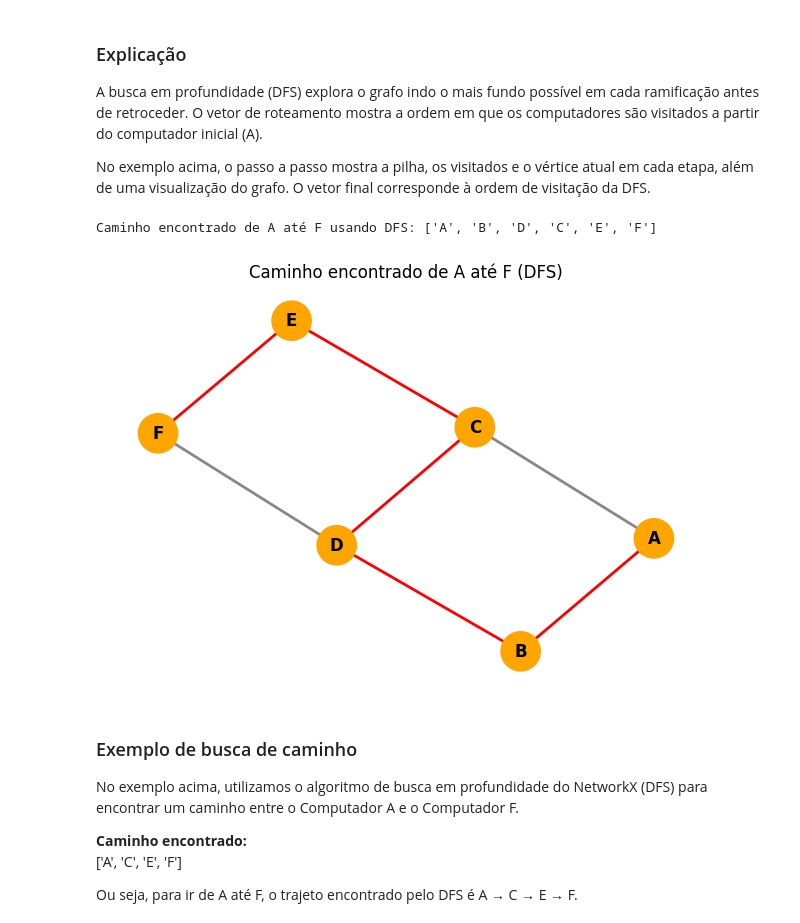
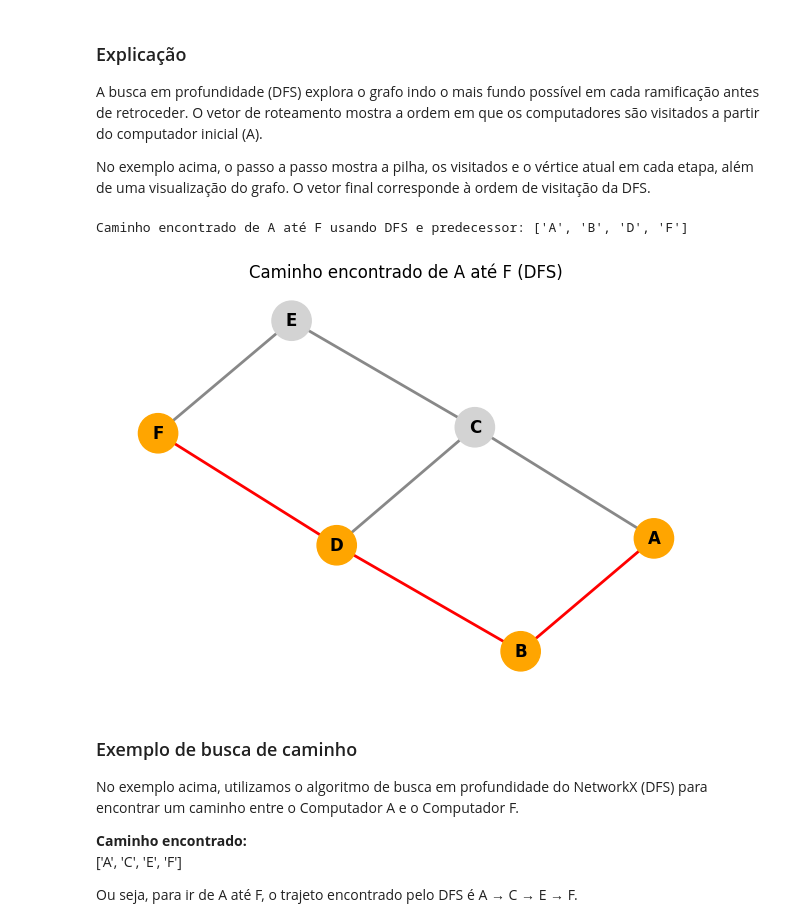
Before and after one commit to LeonardoVieiraGuimaraes/TeoriaGrafos, a Jupyter notebook: BancoPerguntas/AV2Simulado.ipynb, the cells around one changed output. Cells and saved outputs as stored; diff of their text form; code cells hidden in the pictures.

```diff
--- a/BancoPerguntas/AV2Simulado.ipynb
+++ b/BancoPerguntas/AV2Simulado.ipynb
@@ -541,47 +649,42 @@ A busca em profundidade (DFS) explora o grafo indo o mais fundo possível em cad
 
 No exemplo acima, o passo a passo mostra a pilha, os visitados e o vértice atual em cada etapa, além de uma visualização do grafo. O vetor final corresponde à ordem de visitação da DFS.
 # %%
-# Exemplo: Encontrando um caminho entre dois computadores usando DFS (NetworkX)
+# Usando o vetor de predecessores da DFS para reconstruir o caminho de origem até destino
 origem = 'A'
 destino = 'F'
-caminho_dfs = list(nx.dfs_edges(G_dfs, source=origem))
-# Reconstruindo o caminho a partir das arestas DFS
-def reconstruir_caminho(edges, origem, destino):
-    caminho = [origem]
-    atual = origem
-    while atual != destino:
-        for u, v in edges:
-            if u == atual and v not in caminho:
-                caminho.append(v)
-                atual = v
-                break
-        else:
-            break
+
+def caminho_por_predecessor(predecessor, origem, destino):
+    caminho = [destino]
+    atual = destino
+    while atual != origem:
+        atual = predecessor.get(atual)
+        if atual is None:
+            return []  # Não existe caminho
+        caminho.append(atual)
+    caminho.reverse()
     return caminho
 
-caminho_encontrado = reconstruir_caminho(caminho_dfs, origem, destino)
-print(f"Caminho encontrado de {origem} até {destino} usando DFS:", caminho_encontrado)
+caminho_encontrado = caminho_por_predecessor(predecessor, origem, destino)
+print(f"Caminho encontrado de {origem} até {destino} usando DFS e predecessor:", caminho_encontrado)
 
 # Visualizando o caminho encontrado
-import matplotlib.pyplot as plt
-
 pos = nx.spring_layout(G_dfs, seed=42)
 edge_colors = []
 for u, v in G_dfs.edges:
     if (u, v) in zip(caminho_encontrado, caminho_encontrado[1:]) or (v, u) in zip(caminho_encontrado, caminho_encontrado[1:]):
         edge_colors.append('red')
     else:
         edge_colors.append('#888')
 
 node_colors = ['orange' if n in caminho_encontrado else 'lightgray' for n in G_dfs.nodes]
 
 plt.figure(figsize=(6,4))
 nx.draw(G_dfs, pos, with_labels=True, node_color=node_colors, node_size=800, font_weight='bold', edge_color=edge_colors, width=2)
 plt.title(f"Caminho encontrado de {origem} até {destino} (DFS)")
 plt.show()
 # %% [output]
-Caminho encontrado de A até F usando DFS: ['A', 'B', 'D', 'C', 'E', 'F']
+Caminho encontrado de A até F usando DFS e predecessor: ['A', 'B', 'D', 'F']
-[figure, old version]
+[figure, new version]
 # %% [markdown]
 ### Exemplo de busca de caminho
 
```
Also changed, not shown: parts of 16 cells of this notebook, 1 other file.
